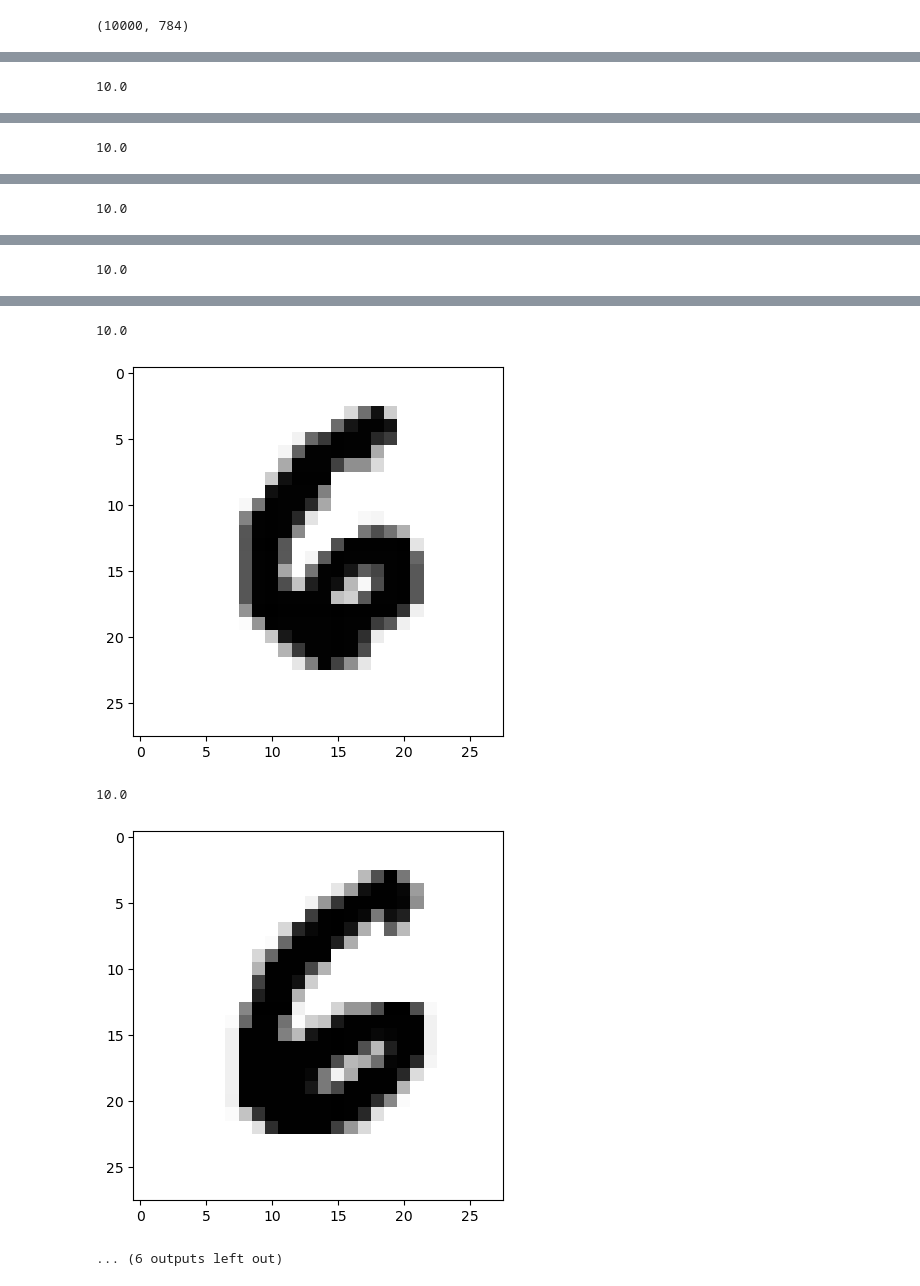
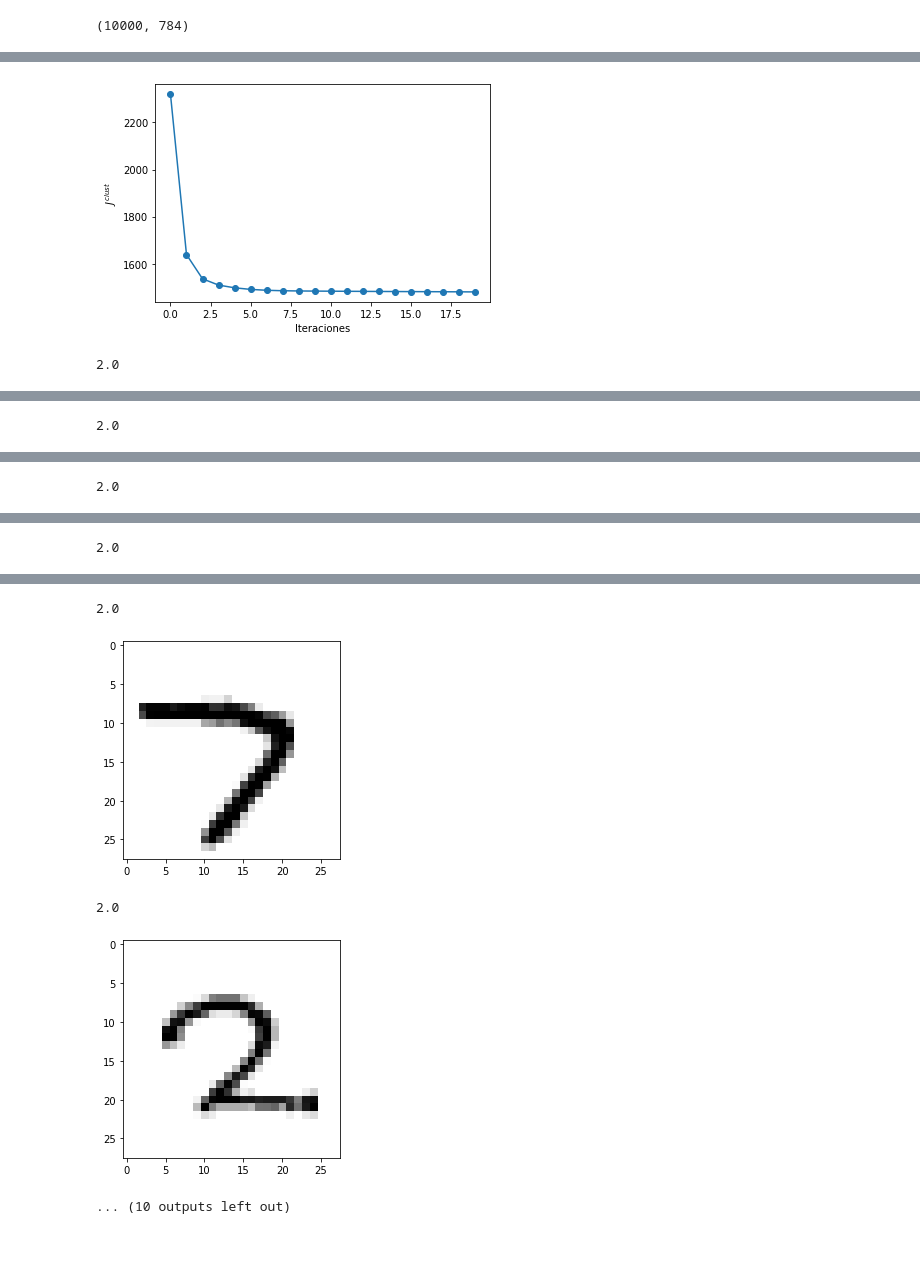
Before and after one commit to hperaltav/tareasmia, a Jupyter notebook: Untitled.ipynb, the cells around one changed output, grey strips where cells are left out. Drawn from its saved outputs; the diff is of its cells as text; code cells hidden in the pictures; blank space fills up the shorter version.

```diff
--- a/Untitled.ipynb
+++ b/Untitled.ipynb
@@ -126,0 +146,3 @@ x_test.shape
+# %%
+X = x_test
+X.shape
@@ -127,10 +151,10 @@ x_test.shape
 # %%
-x_new = x_test.reshape(*x_test.shape[:-2], -1)
+x_new = X.reshape(*X.shape[:-2], -1)
 x_new.shape
 # %% [output]
 (10000, 784)
 # %%
-for j in range(10):
+for j in range(30):
     plt.imshow(x_test[j], cmap=plt.cm.binary)
     plt.show()
 # %% [output]
@@ -148,12 +175,20 @@ for j in range(10):
 Z0 = rep_inicial(20, x_new, semilla=25222)
 
 #calcula
-clusters, repfinal = k_means_fit(x_new, Z0, 1000)
+clusters, rep, jclust= k_means_fit(x_new, Z0, NITERMAX=20)
+# %%
+ax = plt.axes()
+ax.set_xlabel('Iteraciones')
+ax.set_ylabel(r"$J^{clust}$")
+plt.plot(jclust, marker='o', )
+plt.show()
+# %% [output]
+[figure, added]
 # %%
 for j in range(200):
-    if clusters[j] == 10:
+    if clusters[j] == 2:
         print(clusters[j])
         plt.imshow(x_test[j], cmap=plt.cm.binary)
         plt.show()
 # %% [output]
-10.0
+2.0
@@ -161 +196 @@ for j in range(200):
-10.0
+2.0
@@ -163 +198 @@ for j in range(200):
-10.0
+2.0
@@ -165 +200 @@ for j in range(200):
-10.0
+2.0
@@ -167,5 +202,5 @@ for j in range(200):
-10.0
+2.0
-[figure, old version]
+[figure, new version]
-10.0
+2.0
-[figure, old version]
+[figure, new version]
-... (6 outputs left out)
+... (10 outputs left out)
```
Also changed, not shown: parts of 13 cells of this notebook.
